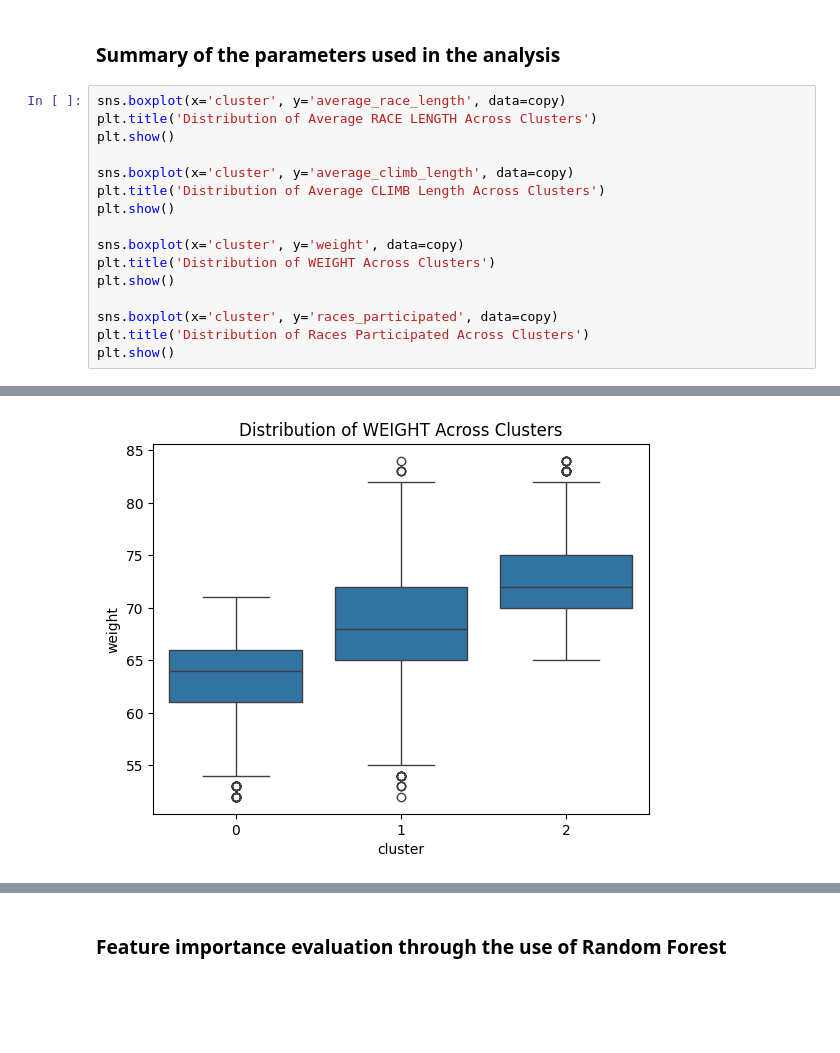
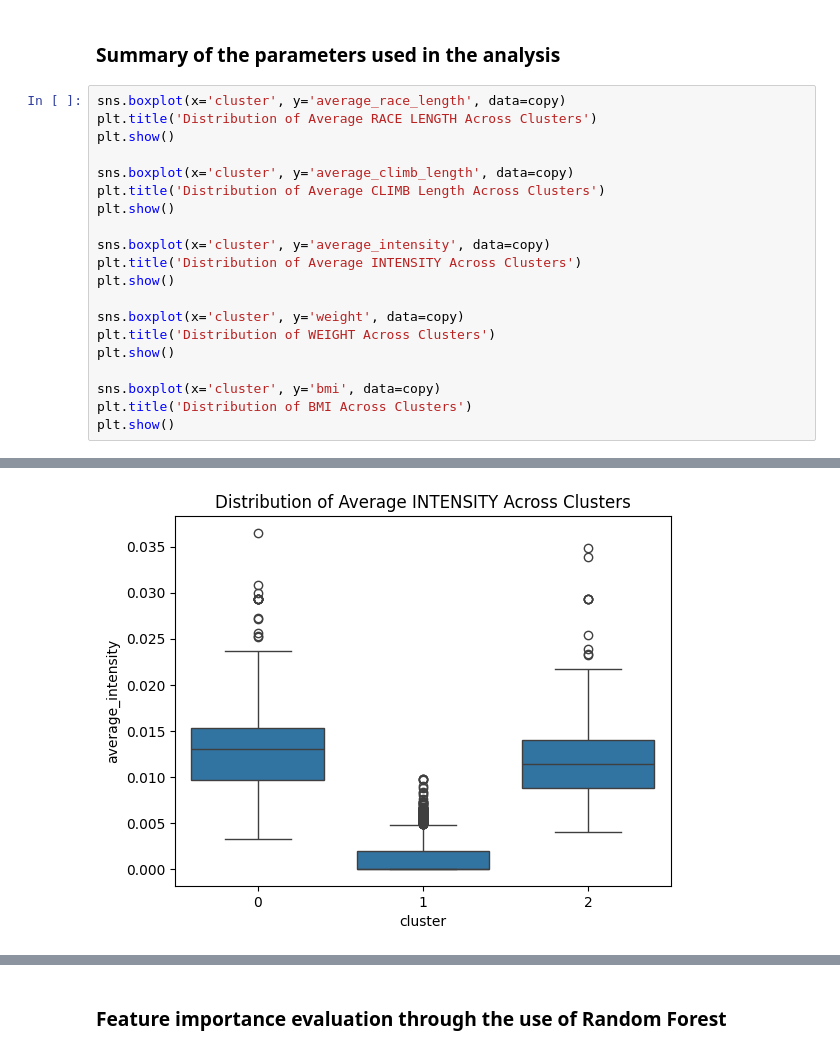
Before and after one commit to Emahhh/dm-project, a Jupyter notebook: kmean_clustering.ipynb, the cells around one changed output, grey strips where cells are left out. Drawn from its saved outputs; the diff is of its cells as text; blank space fills up the shorter version.

```diff
--- a/kmean_clustering.ipynb
+++ b/kmean_clustering.ipynb
@@ -131,20 +133,24 @@ cluster occurrences: [2041, 1651, 1943]
 # %%
 sns.boxplot(x='cluster', y='average_race_length', data=copy)
 plt.title('Distribution of Average RACE LENGTH Across Clusters')
 plt.show()
 
 sns.boxplot(x='cluster', y='average_climb_length', data=copy)
 plt.title('Distribution of Average CLIMB Length Across Clusters')
 plt.show()
 
+sns.boxplot(x='cluster', y='average_intensity', data=copy)
+plt.title('Distribution of Average INTENSITY Across Clusters')
+plt.show()
+
 sns.boxplot(x='cluster', y='weight', data=copy)
 plt.title('Distribution of WEIGHT Across Clusters')
 plt.show()
 
-sns.boxplot(x='cluster', y='races_participated', data=copy)
-plt.title('Distribution of Races Participated Across Clusters')
+sns.boxplot(x='cluster', y='bmi', data=copy)
+plt.title('Distribution of BMI Across Clusters')
 plt.show()
 # %% [output]
 [figure]
 [figure]
-[figure, old version]
+[figure, new version]
```
Also changed, not shown: parts of 6 cells of this notebook, 2 other files.
